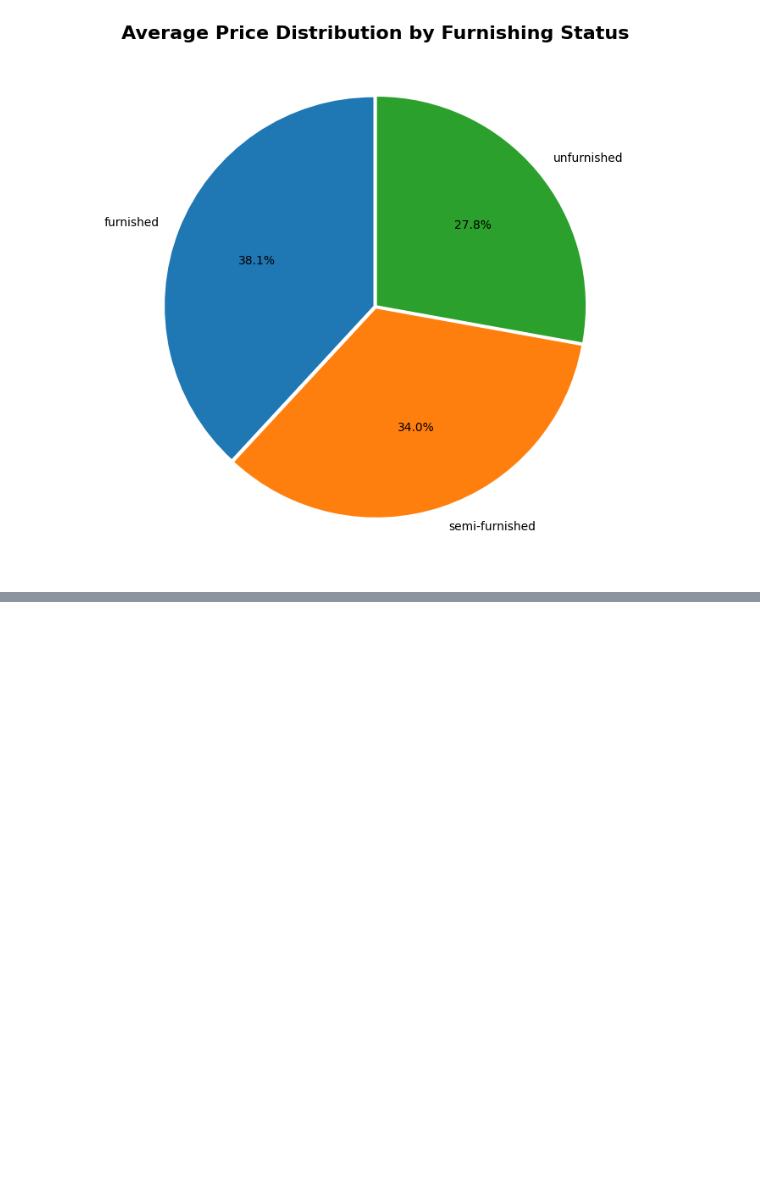
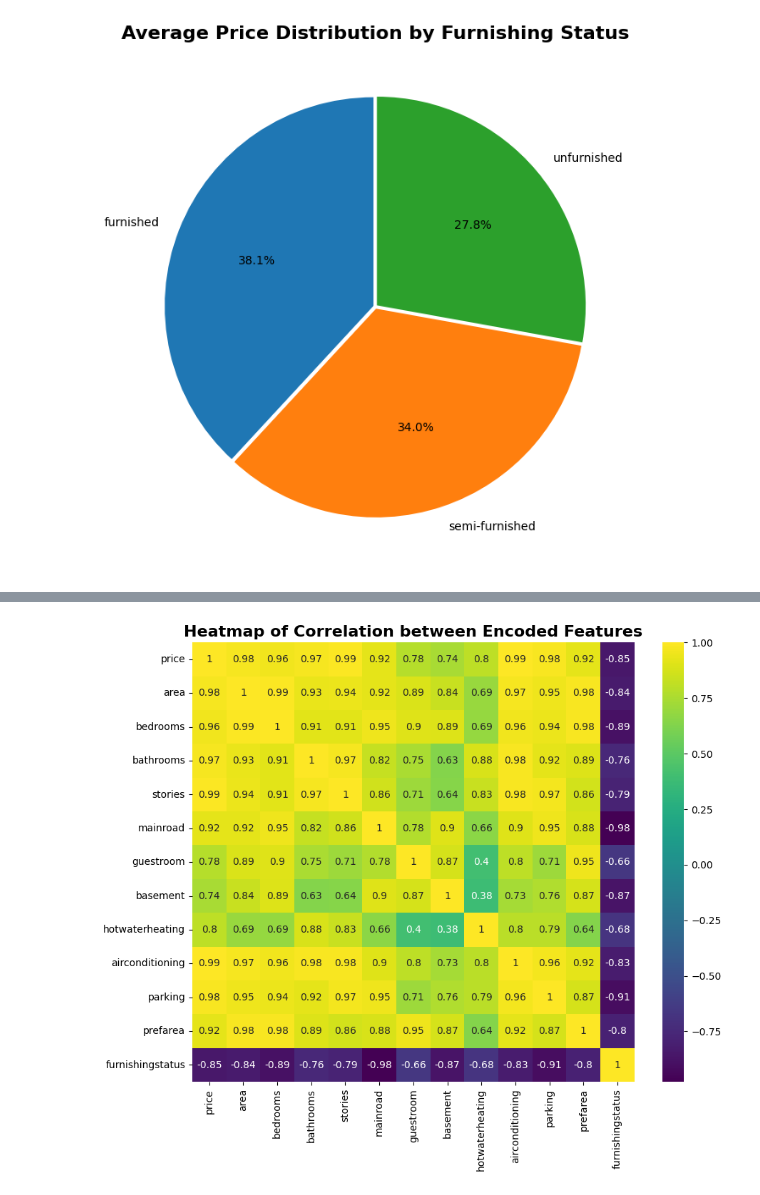
Before and after one commit to JayPatil165/CDAC_Bootcamp, a Jupyter notebook: Assignments/Assignment 2/Assignment_2_Solution.ipynb, the cells around one changed output, grey strips where cells are left out. Saved outputs shown, nothing was run; the diff lists cells and outputs as text; code cells hidden in the pictures; blank space fills up the shorter version.

```diff
--- a/Assignments/Assignment 2/Assignment_2_Solution.ipynb
+++ b/Assignments/Assignment 2/Assignment_2_Solution.ipynb
@@ -99,0 +108,12 @@ plt.show()
+# %%
+# Encode the columns in the data for creating heatmap
+encoded_data = pd.get_dummies(Housing_Data, drop_first=True)
+
+grouped_data = encoded_data.groupby(encoded_data.index // 100).mean()
+
+plt.figure(figsize=(10, 8))
+sns.heatmap(grouped_data.corr(), annot=True, cmap='viridis')
+plt.title('Heatmap of Correlation between Encoded Features', fontsize=16, fontweight='bold')
+plt.show()
+# %% [output]
+[figure, added]
```
Also changed, not shown: parts of 3 cells of this notebook, 7 other files.
